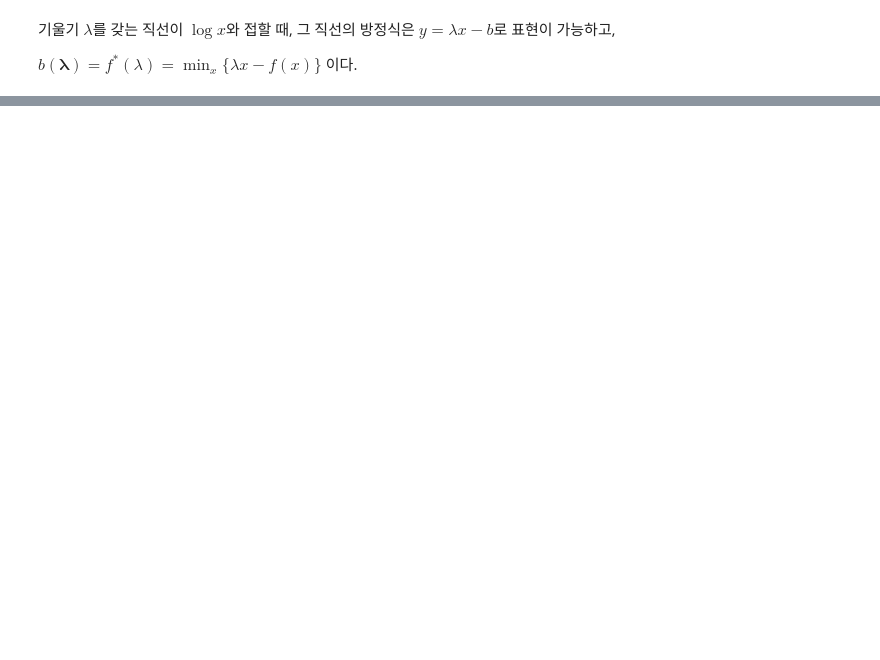
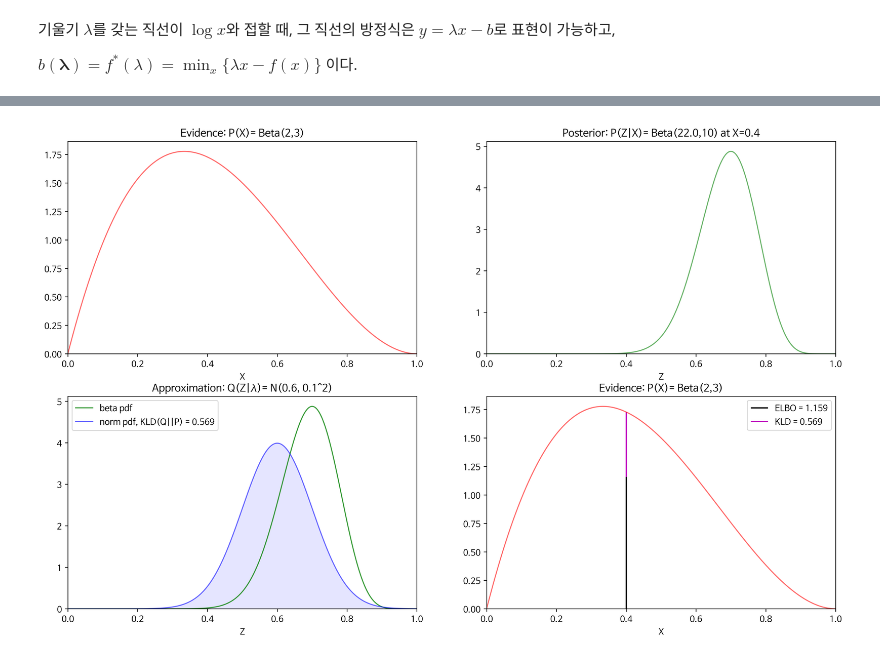
Before and after one commit to hjkornn-phys/Variational-Inference-Tutorial, a Jupyter notebook: CH2.ipynb, the cells around one changed output, grey strips where cells are left out. Saved outputs shown, nothing was run; the diff lists cells and outputs as text; code cells hidden in the pictures; blank space fills up the shorter version.

```diff
--- a/CH2.ipynb
+++ b/CH2.ipynb
@@ -73,0 +149,4 @@ Text(0.5, 1.0, 'log x (검정)과 접하는 직선들(확대됨)')
+# %%
+plot_dist(0.4, 0.6, 0.10)
+# %% [output]
+[figure, added]
```
Also changed, not shown: parts of 9 cells of this notebook.
